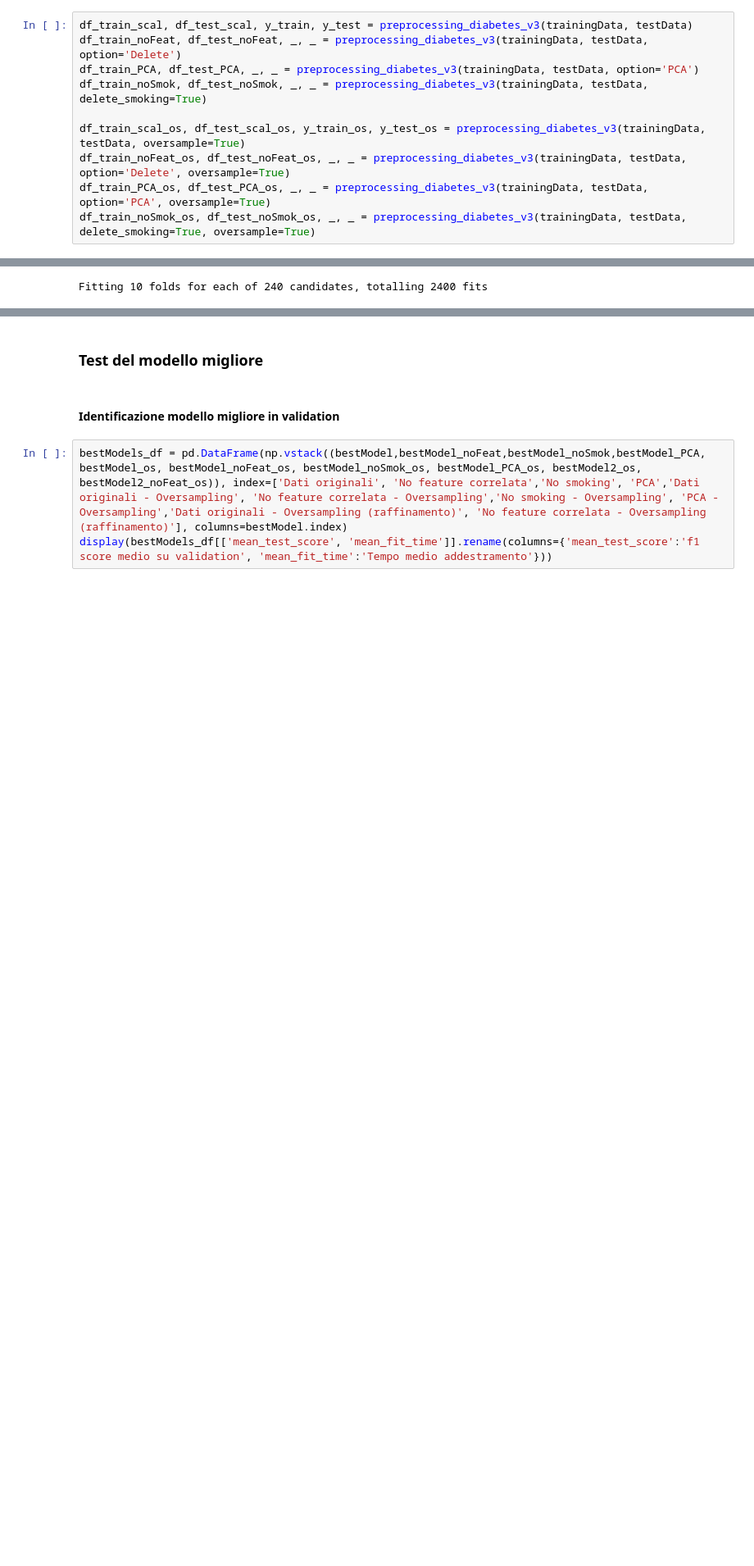
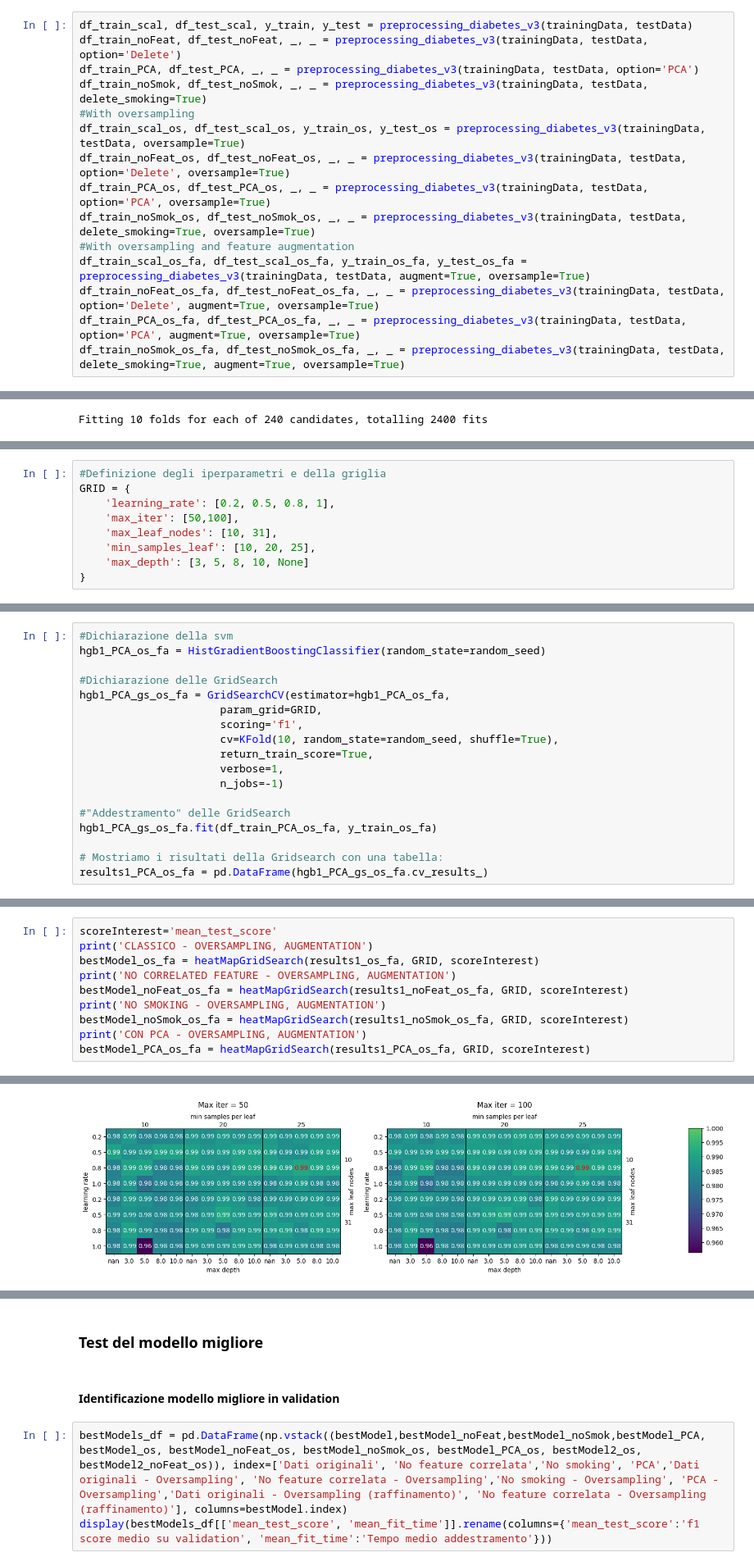
Before and after one commit to MaddalenaGhiotti/BusinessIntelligenceProject, a Jupyter notebook: Maddalena/HistGradientBoosting.ipynb, the cells around one changed output, grey strips where cells are left out. Shown at 82% size. Drawn from its saved outputs; the diff is of its cells as text; blank space fills up the shorter version.

Commit message:
Feature augmentation Hist (da verificare)

```diff
--- a/Maddalena/HistGradientBoosting.ipynb
+++ b/Maddalena/HistGradientBoosting.ipynb
@@ -52,11 +52,16 @@ df_train_scal, df_test_scal, y_train, y_test = preprocessing_diabetes_v3(trainin
 df_train_noFeat, df_test_noFeat, _, _ = preprocessing_diabetes_v3(trainingData, testData, option='Delete')
 df_train_PCA, df_test_PCA, _, _ = preprocessing_diabetes_v3(trainingData, testData, option='PCA')
 df_train_noSmok, df_test_noSmok, _, _ = preprocessing_diabetes_v3(trainingData, testData, delete_smoking=True)
-
+#With oversampling
 df_train_scal_os, df_test_scal_os, y_train_os, y_test_os = preprocessing_diabetes_v3(trainingData, testData, oversample=True)
 df_train_noFeat_os, df_test_noFeat_os, _, _ = preprocessing_diabetes_v3(trainingData, testData, option='Delete', oversample=True)
 df_train_PCA_os, df_test_PCA_os, _, _ = preprocessing_diabetes_v3(trainingData, testData, option='PCA', oversample=True)
 df_train_noSmok_os, df_test_noSmok_os, _, _ = preprocessing_diabetes_v3(trainingData, testData, delete_smoking=True, oversample=True)
+#With oversampling and feature augmentation
+df_train_scal_os_fa, df_test_scal_os_fa, y_train_os_fa, y_test_os_fa = preprocessing_diabetes_v3(trainingData, testData, augment=True, oversample=True)
+df_train_noFeat_os_fa, df_test_noFeat_os_fa, _, _ = preprocessing_diabetes_v3(trainingData, testData, option='Delete', augment=True, oversample=True)
+df_train_PCA_os_fa, df_test_PCA_os_fa, _, _ = preprocessing_diabetes_v3(trainingData, testData, option='PCA', augment=True, oversample=True)
+df_train_noSmok_os_fa, df_test_noSmok_os_fa, _, _ = preprocessing_diabetes_v3(trainingData, testData, delete_smoking=True, augment=True, oversample=True)
 # %%
 display(df_train_scal)
 # %% [output]
@@ -553,0 +556,9 @@ display(bestModels_df[['mean_test_score', 'mean_fit_time']].rename(columns={'mea
+# %%
+#Definizione degli iperparametri e della griglia
+GRID = {
+    'learning_rate': [0.2, 0.5, 0.8, 1],
+    'max_iter': [50,100],
+    'max_leaf_nodes': [10, 31],
+    'min_samples_leaf': [10, 20, 25],
+    'max_depth': [3, 5, 8, 10, None]
+}
@@ -553,0 +633,18 @@ display(bestModels_df[['mean_test_score', 'mean_fit_time']].rename(columns={'mea
+# %%
+#Dichiarazione della svm
+hgb1_PCA_os_fa = HistGradientBoostingClassifier(random_state=random_seed)
+
+#Dichiarazione delle GridSearch
+hgb1_PCA_gs_os_fa = GridSearchCV(estimator=hgb1_PCA_os_fa,
+                      param_grid=GRID,
+                      scoring='f1',
+                      cv=KFold(10, random_state=random_seed, shuffle=True),
+                      return_train_score=True,
+                      verbose=1,
+                      n_jobs=-1)
+
+#"Addestramento" delle GridSearch
+hgb1_PCA_gs_os_fa.fit(df_train_PCA_os_fa, y_train_os_fa)
+
+# Mostriamo i risultati della Gridsearch con una tabella:
+results1_PCA_os_fa = pd.DataFrame(hgb1_PCA_gs_os_fa.cv_results_)
@@ -553,0 +657,11 @@ display(bestModels_df[['mean_test_score', 'mean_fit_time']].rename(columns={'mea
+# %%
+scoreInterest='mean_test_score'
+print('CLASSICO - OVERSAMPLING, AUGMENTATION')
+bestModel_os_fa = heatMapGridSearch(results1_os_fa, GRID, scoreInterest)
+print('NO CORRELATED FEATURE - OVERSAMPLING, AUGMENTATION')
+bestModel_noFeat_os_fa = heatMapGridSearch(results1_noFeat_os_fa, GRID, scoreInterest)
+print('NO SMOKING - OVERSAMPLING, AUGMENTATION')
+bestModel_noSmok_os_fa = heatMapGridSearch(results1_noSmok_os_fa, GRID, scoreInterest)
+print('CON PCA - OVERSAMPLING, AUGMENTATION')
+bestModel_PCA_os_fa = heatMapGridSearch(results1_PCA_os_fa, GRID, scoreInterest)
+# %% [output]
@@ -553,0 +669 @@ display(bestModels_df[['mean_test_score', 'mean_fit_time']].rename(columns={'mea
+[figure, added]
```
Also changed, not shown: parts of 40 cells of this notebook, 1 other file.
